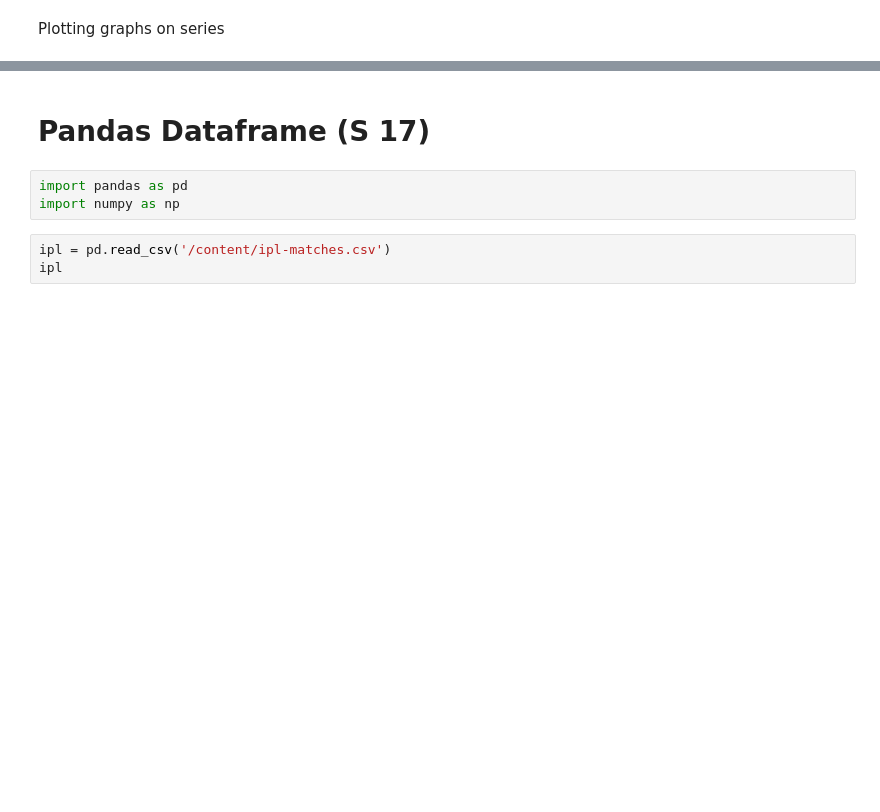
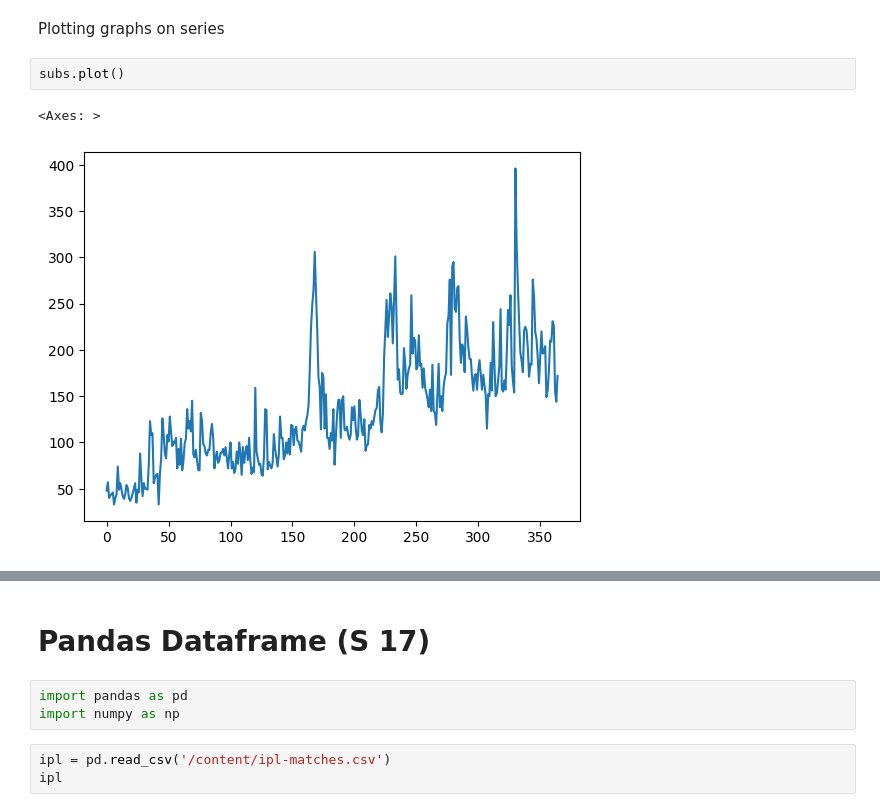
Before and after one commit to ananya-codes-data/Learning-Python, a Jupyter notebook: Notes/sess_pandas.ipynb, the cells around one changed output, grey strips where cells are left out. Saved outputs shown, nothing was run; the diff lists cells and outputs as text; blank space fills up the shorter version.

```diff
--- a/Notes/sess_pandas.ipynb
+++ b/Notes/sess_pandas.ipynb
@@ -692,2 +713,7 @@ Boolean Indexing on series
 # %% [markdown]
 Plotting graphs on series
+# %%
+subs.plot()
+# %% [output]
+<Axes: >
+[figure, added]
```
Also changed, not shown: parts of 39 cells of this notebook.
